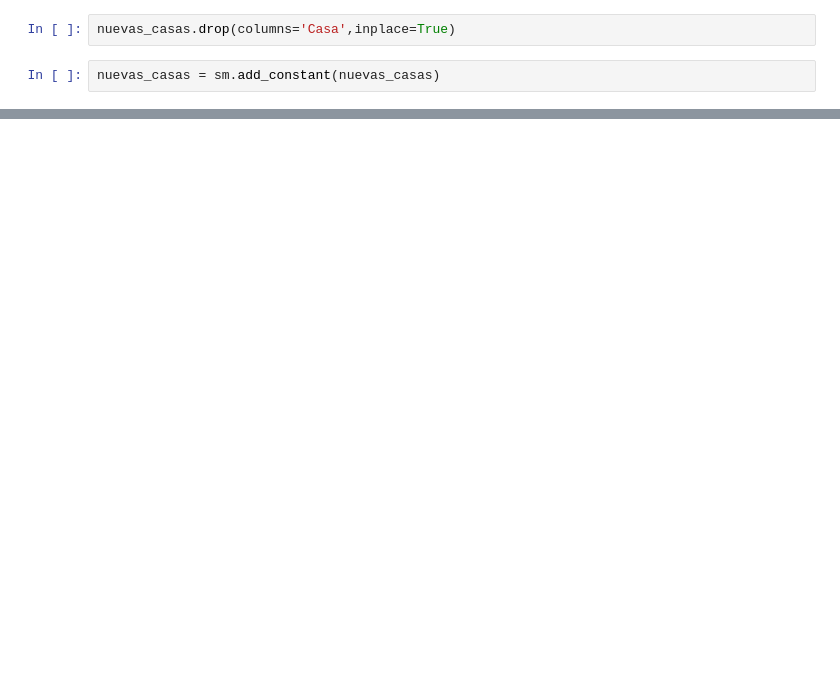
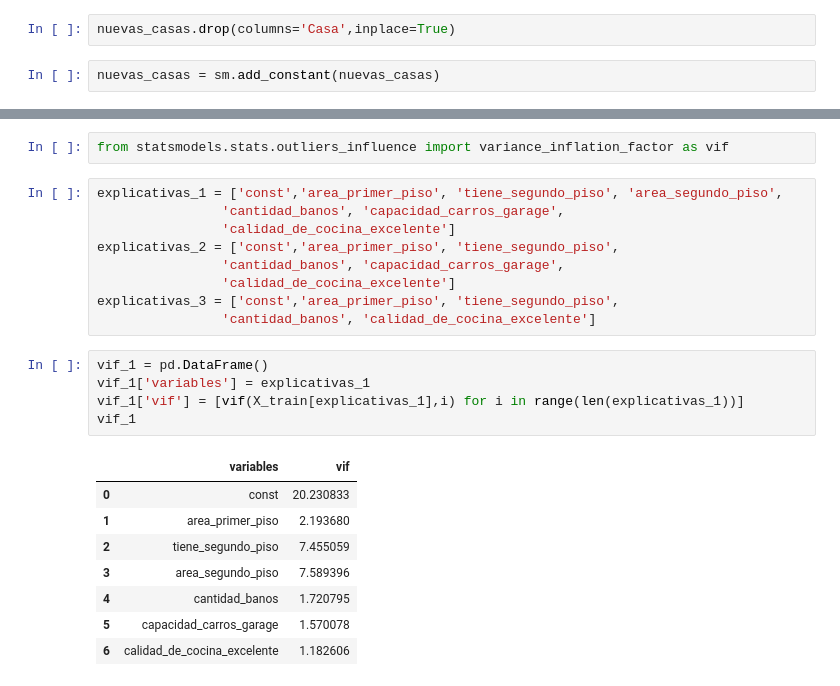
Before and after one commit to ocapios101/portafolio, a Jupyter notebook: REGRESION LINEAL.ipynb, the cells around one changed output, grey strips where cells are left out. Cells and saved outputs as stored; diff of their text form; blank space fills up the shorter version.

```diff
--- a/REGRESION LINEAL.ipynb
+++ b/REGRESION LINEAL.ipynb
@@ -309,0 +242,25 @@ nuevas_casas
+# %%
+from statsmodels.stats.outliers_influence import variance_inflation_factor as vif
+# %%
+explicativas_1 = ['const','area_primer_piso', 'tiene_segundo_piso', 'area_segundo_piso',
+                'cantidad_banos', 'capacidad_carros_garage',
+                'calidad_de_cocina_excelente']
+explicativas_2 = ['const','area_primer_piso', 'tiene_segundo_piso',
+                'cantidad_banos', 'capacidad_carros_garage',
+                'calidad_de_cocina_excelente']
+explicativas_3 = ['const','area_primer_piso', 'tiene_segundo_piso',
+                'cantidad_banos', 'calidad_de_cocina_excelente']
+# %%
+vif_1 = pd.DataFrame()
+vif_1['variables'] = explicativas_1
+vif_1['vif'] = [vif(X_train[explicativas_1],i) for i in range(len(explicativas_1))]
+vif_1
+# %% [output]
+|  | variables | vif |
+| 0 | const | 20.230833 |
+| 1 | area_primer_piso | 2.193680 |
+| 2 | tiene_segundo_piso | 7.455059 |
+| 3 | area_segundo_piso | 7.589396 |
+| 4 | cantidad_banos | 1.720795 |
+| 5 | capacidad_carros_garage | 1.570078 |
+| 6 | calidad_de_cocina_excelente | 1.182606 |
```
Also changed, not shown: parts of 14 cells of this notebook.
